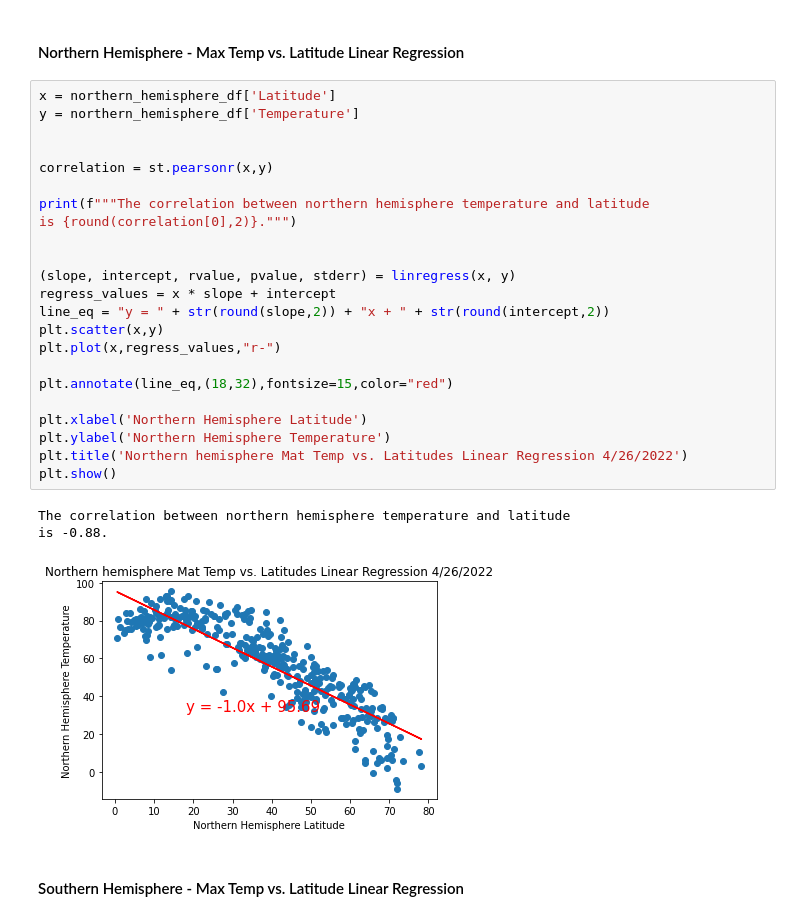
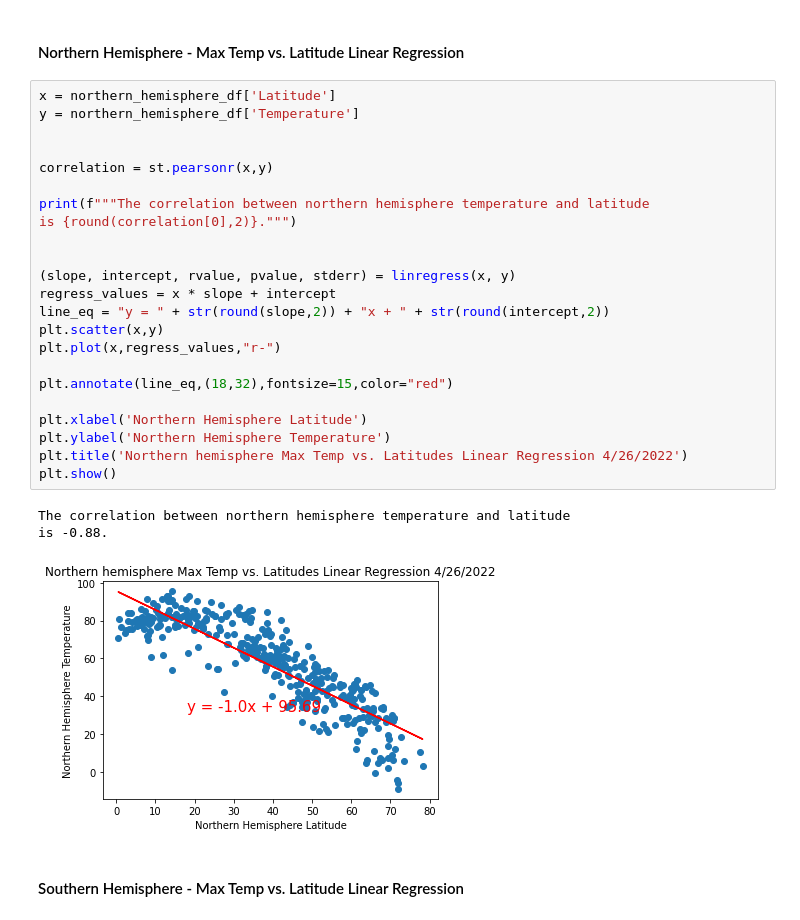
Before and after one commit to RSGDATA/City-weather-analysis, a Jupyter notebook: WeatherPy/WeatherPy.ipynb, the cells around one changed output. Saved outputs shown, nothing was run; the diff lists cells and outputs as text.

```diff
--- a/WeatherPy/WeatherPy.ipynb
+++ b/WeatherPy/WeatherPy.ipynb
@@ -271,30 +271,30 @@ southern_hemisphere_df = city_df.loc[city_df["Latitude"] <= 0]
 # %%
 x = northern_hemisphere_df['Latitude']
 y = northern_hemisphere_df['Temperature']
 
 
 correlation = st.pearsonr(x,y)
 
 print(f"""The correlation between northern hemisphere temperature and latitude
 is {round(correlation[0],2)}.""")
 
 
 (slope, intercept, rvalue, pvalue, stderr) = linregress(x, y)
 regress_values = x * slope + intercept
 line_eq = "y = " + str(round(slope,2)) + "x + " + str(round(intercept,2))
 plt.scatter(x,y)
 plt.plot(x,regress_values,"r-")
 
 plt.annotate(line_eq,(18,32),fontsize=15,color="red")
 
 plt.xlabel('Northern Hemisphere Latitude')
 plt.ylabel('Northern Hemisphere Temperature')
-plt.title('Northern hemisphere Mat Temp vs. Latitudes Linear Regression 4/26/2022')
+plt.title('Northern hemisphere Max Temp vs. Latitudes Linear Regression 4/26/2022')
 plt.show()
 # %% [output]
 The correlation between northern hemisphere temperature and latitude
 is -0.88.
-[figure, old version]
+[figure, new version]
 # %% [markdown]
 ####  Southern Hemisphere - Max Temp vs. Latitude Linear Regression
 # %%
```
Also changed, not shown: 14 other files.
